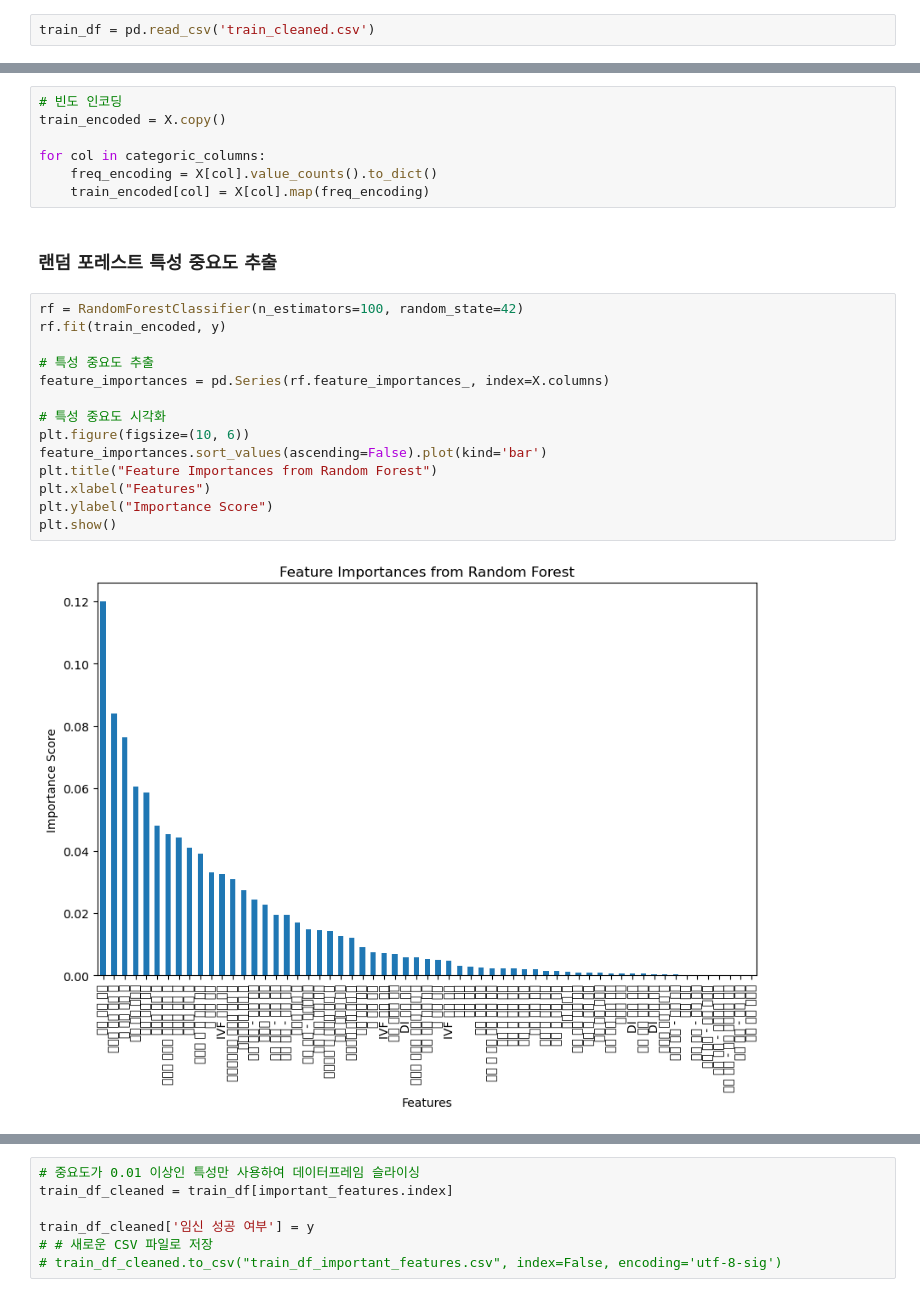
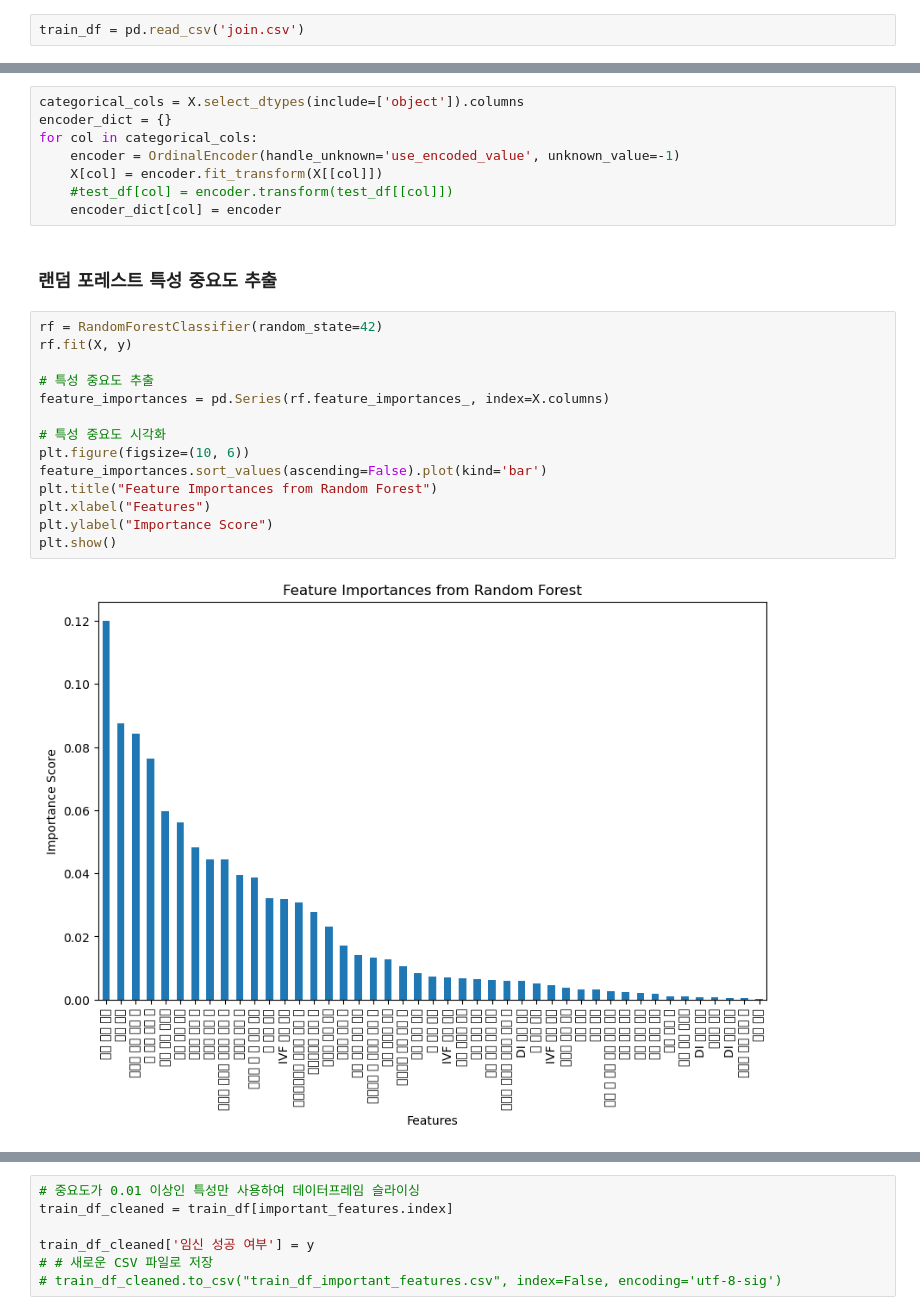
Before and after one commit to helloNarehase/LG_Aimers_2025, a Jupyter notebook: data_preprocess/feature_sel.ipynb, the cells around one changed output, grey strips where cells are left out. Cells and saved outputs as stored; diff of their text form.

Commit message:
join

```diff
--- a/data_preprocess/feature_sel.ipynb
+++ b/data_preprocess/feature_sel.ipynb
@@ -9,7 +9,7 @@ from sklearn.model_selection import train_test_split
 from sklearn.metrics import classification_report, accuracy_score, roc_auc_score, average_precision_score
 from base_utils import categoric_columns, numeric_columns
 # %%
-train_df = pd.read_csv('train_cleaned.csv')
+train_df = pd.read_csv('join.csv')
 # %% [markdown]
 #### 빈도 레이블 인코딩
 # %%
@@ -25,31 +32,32 @@ train_df = pd.read_csv('train_cleaned.csv')
 # %%
 X = train_df.drop(["임신 성공 여부"], axis=1)
 y = train_df["임신 성공 여부"]
-# %%
-# 빈도 인코딩
-train_encoded = X.copy()
-
-for col in categoric_columns:
-    freq_encoding = X[col].value_counts().to_dict()
-    train_encoded[col] = X[col].map(freq_encoding)
+# %%
+categorical_cols = X.select_dtypes(include=['object']).columns
+encoder_dict = {}
+for col in categorical_cols:
+    encoder = OrdinalEncoder(handle_unknown='use_encoded_value', unknown_value=-1)
+    X[col] = encoder.fit_transform(X[[col]])
+    #test_df[col] = encoder.transform(test_df[[col]])
+    encoder_dict[col] = encoder
 # %% [markdown]
 ### 랜덤 포레스트 특성 중요도 추출
 # %%
-rf = RandomForestClassifier(n_estimators=100, random_state=42)
-rf.fit(train_encoded, y)
+rf = RandomForestClassifier(random_state=42)
+rf.fit(X, y)
 
 # 특성 중요도 추출
 feature_importances = pd.Series(rf.feature_importances_, index=X.columns)
 
 # 특성 중요도 시각화
 plt.figure(figsize=(10, 6))
 feature_importances.sort_values(ascending=False).plot(kind='bar')
 plt.title("Feature Importances from Random Forest")
 plt.xlabel("Features")
 plt.ylabel("Importance Score")
 plt.show()
 # %% [output]
-[figure, old version]
+[figure, new version]
 # %%
 important_features = feature_importances[feature_importances > 0.01]
 important_features
```
Also changed, not shown: parts of 10 cells of this notebook, 2 other files.
